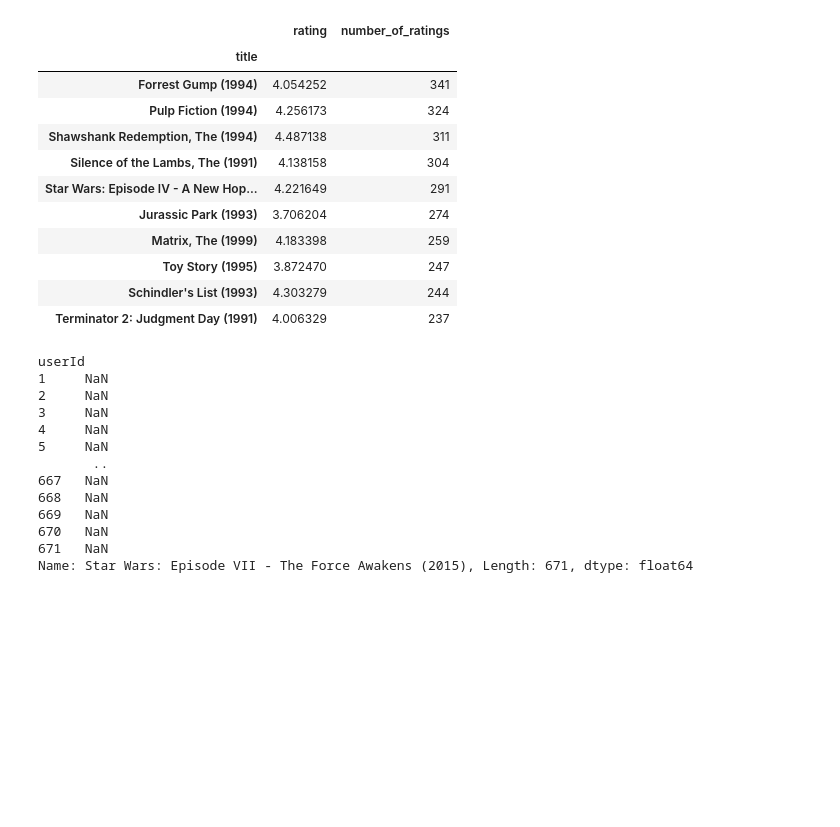
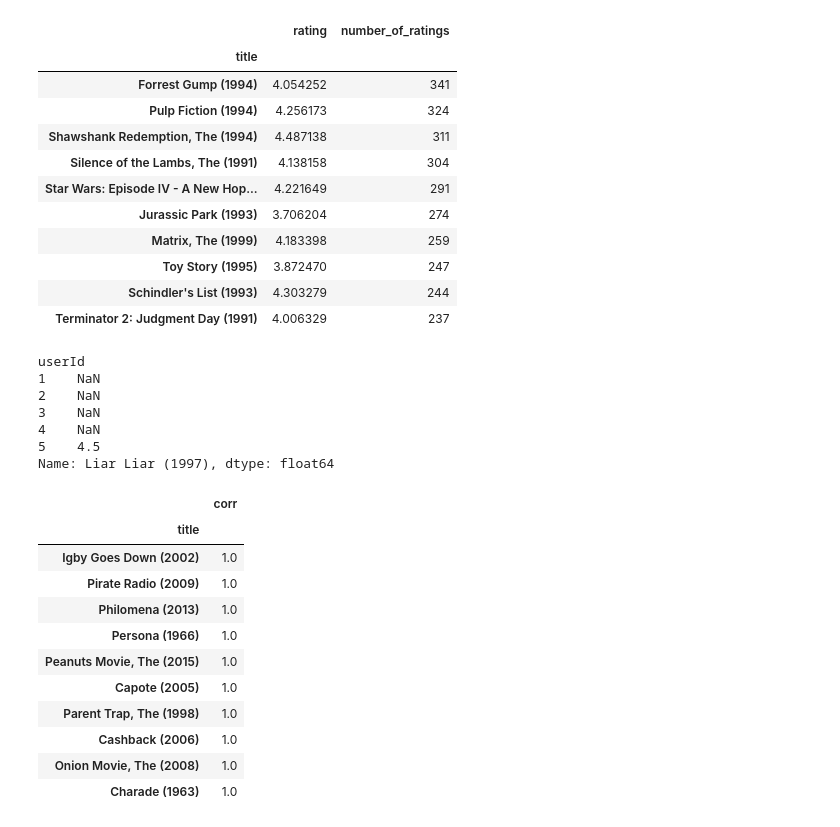
Before and after one commit to santoshgopane/Recommendation-Systems, a Jupyter notebook: Movie Recommendation system/Movie Recommendation System.ipynb, the cells around one changed output. Saved outputs shown, nothing was run; the diff lists cells and outputs as text; code cells hidden in the pictures; blank space fills up the shorter version.

```diff
--- a/Movie Recommendation system/Movie Recommendation System.ipynb
+++ b/Movie Recommendation system/Movie Recommendation System.ipynb
@@ -138,19 +138,14 @@ dataset_1.sort_values('number_of_ratings',ascending=False).head(10)
 | Schindler's List (1993) | 4.303279 | 244 |
 | Terminator 2: Judgment Day (1991) | 4.006329 | 237 |
 # %%
-user_rating = movie_pivot['Star Wars: Episode VII - The Force Awakens (2015)']
-user_rating
+user_rating_1 = movie_pivot['Star Wars: Episode VII - The Force Awakens (2015)']
+user_rating_2 = movie_pivot['Liar Liar (1997)']
+user_rating_2.head()
 # %% [output]
 userId
-1     NaN
-2     NaN
-3     NaN
-4     NaN
-5     NaN
-       ..
-667   NaN
-668   NaN
-669   NaN
-670   NaN
-671   NaN
-Name: Star Wars: Episode VII - The Force Awakens (2015), Length: 671, dtype: float64
+1    NaN
+2    NaN
+3    NaN
+4    NaN
+5    4.5
+Name: Liar Liar (1997), dtype: float64
@@ -156,0 +155,18 @@ Name: Star Wars: Episode VII - The Force Awakens (2015), Length: 671, dtype: flo
+# %%
+corr_rel_1 = pd.DataFrame(corr_1,columns=['corr'])
+corr_rel_1.dropna(inplace=True)
+corr_rel_1.sort_values('corr',ascending=False).head(10)
+# corr_rel_1.head()
+# %% [output]
+|  | corr |
+| title |  |
+| Igby Goes Down (2002) | 1.0 |
+| Pirate Radio (2009) | 1.0 |
+| Philomena (2013) | 1.0 |
+| Persona (1966) | 1.0 |
+| Peanuts Movie, The (2015) | 1.0 |
+| Capote (2005) | 1.0 |
+| Parent Trap, The (1998) | 1.0 |
+| Cashback (2006) | 1.0 |
+| Onion Movie, The (2008) | 1.0 |
+| Charade (1963) | 1.0 |
```
Also changed, not shown: parts of 5 cells of this notebook, 1 other file.
